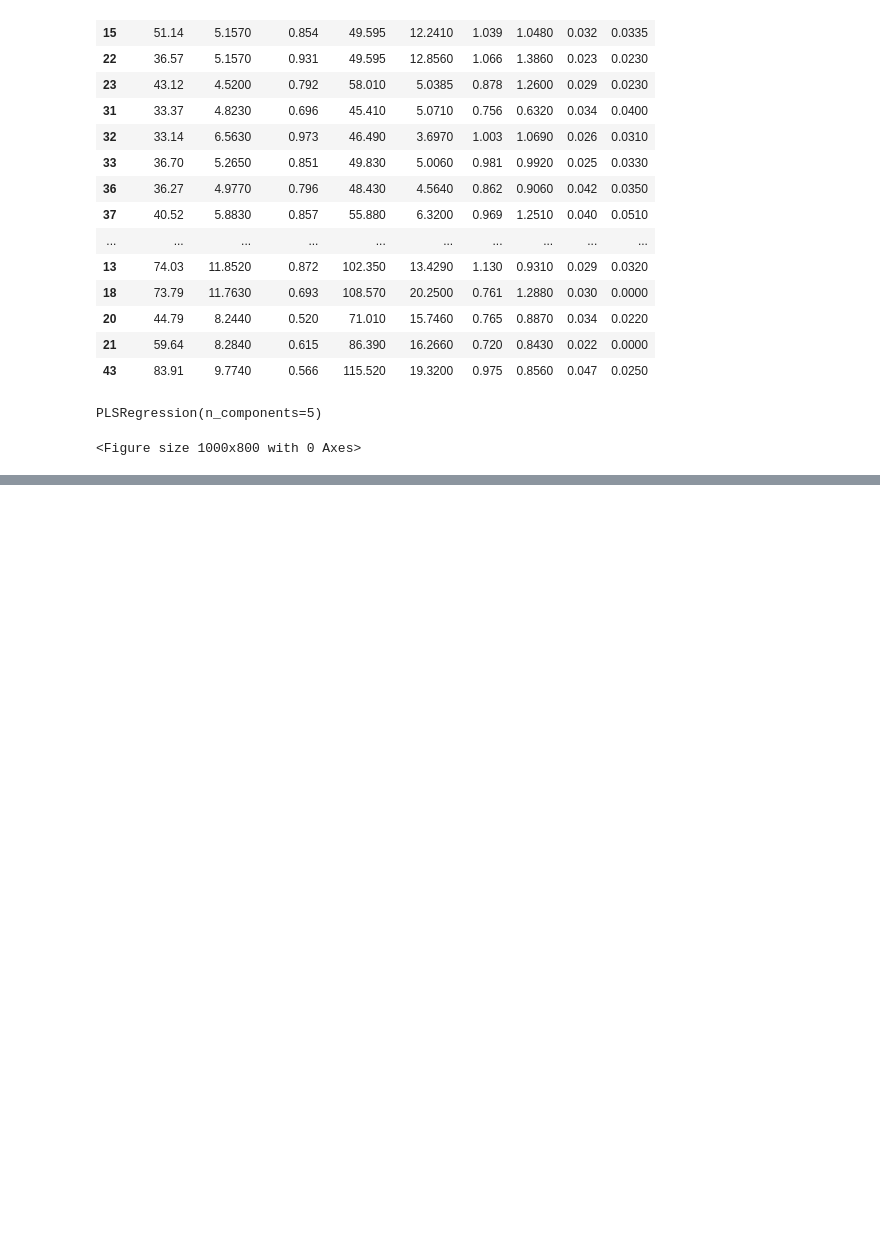
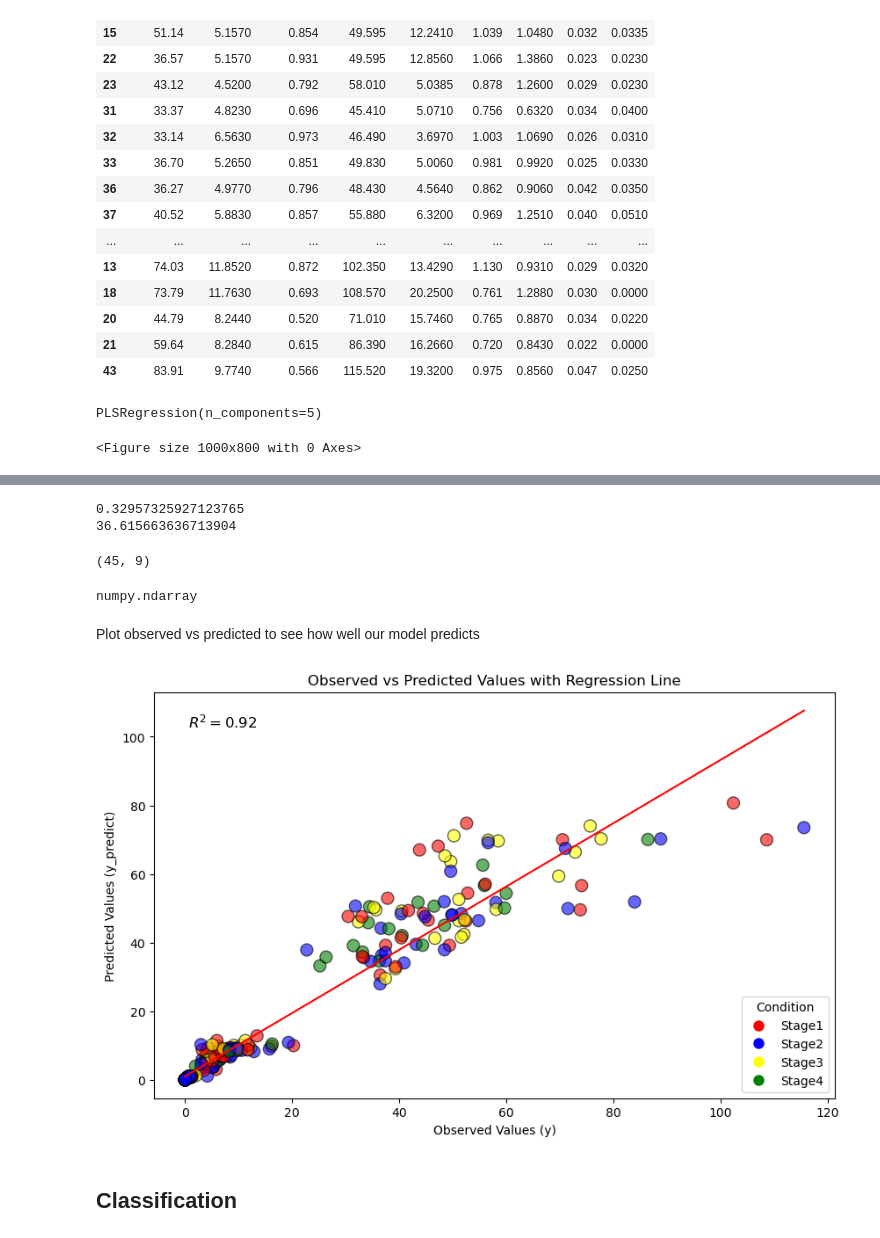
Before and after one commit to kr0737/M3_Part2, a Jupyter notebook: PLS.ipynb, the cells around one changed output, grey strips where cells are left out. Cells and saved outputs as stored; diff of their text form; code cells hidden in the pictures; blank space fills up the shorter version.

```diff
--- a/PLS.ipynb
+++ b/PLS.ipynb
@@ -333,0 +581,17 @@ plt.show()
+# %%
+best_model = PLSRegression(n_components=2)
+best_model.fit(X, y)
+y_predict = best_model.predict(X)
+print(r2_score(y, y_predict))
+print(mean_squared_error(y, y_predict))
+# %% [output]
+0.32957325927123765
+36.615663636713904
+# %%
+print(y.shape)
+type(y_predict)
+# %% [output]
+(45, 9)
+numpy.ndarray
+# %% [markdown]
+Plot observed vs predicted to see how well our model predicts
@@ -333,0 +604,51 @@ plt.show()
+# %%
+
+# Fit the PLSRegression model
+best_model = PLSRegression(n_components=2)
+best_model.fit(X, y)
+y_predict = best_model.predict(X)
+
+# Flatten the arrays for plotting
+y_flat = y.to_numpy().flatten()
+y_predict_flat = y_predict.flatten()
+
+# R2 scores
+r2 = r2_score(y_flat, y_predict_flat)
+
+# Colors for the scatter plot
+colors = [colordic[condition] for condition in levs for _ in range(9)]
+
+# Scatter plot
+plt.figure(figsize=(10, 6))
+plt.scatter(y_flat, y_predict_flat, c=colors, alpha=0.6, edgecolors='k', s=100)
+
+# Fit a linear regression model for the regression line
+reg_model = LinearRegression()
+reg_model.fit(y_flat.reshape(-1, 1), y_predict_flat)  # Reshape for sklearn
+
+# Generate predicted values for the regression line
+y_regression_line = reg_model.predict(np.array([np.min(y_flat), np.max(y_flat)]).reshape(-1, 1))
+
+# Plot the regression line
+plt.plot([np.min(y_flat), np.max(y_flat)], y_regression_line, color='red', linestyle='-', label='Regression Line')
+
+# Add labels, title, and legend
+plt.xlabel('Observed Values (y)')
+plt.ylabel('Predicted Values (y_predict)')
+plt.title('Observed vs Predicted Values with Regression Line')
+
+# Annotate the R² value on the plot
+plt.annotate(f'$R^2 = {r2:.2f}$', xy=(0.05, 0.95), xycoords='axes fraction', fontsize=12,
+             horizontalalignment='left', verticalalignment='top')
+
+# Create custom legend
+legend_handles = [plt.Line2D([0], [0], marker='o', color='w', markerfacecolor=colordic[stage], markersize=10)
+                  for stage in colordic.keys()]
+plt.legend(legend_handles, colordic.keys(), title="Condition")
+
+# Show the plot
+plt.show()
+# %% [output]
+[figure, added]
+# %% [markdown]
+## Classification
```
Also changed, not shown: parts of 55 cells of this notebook, 2 other files.
